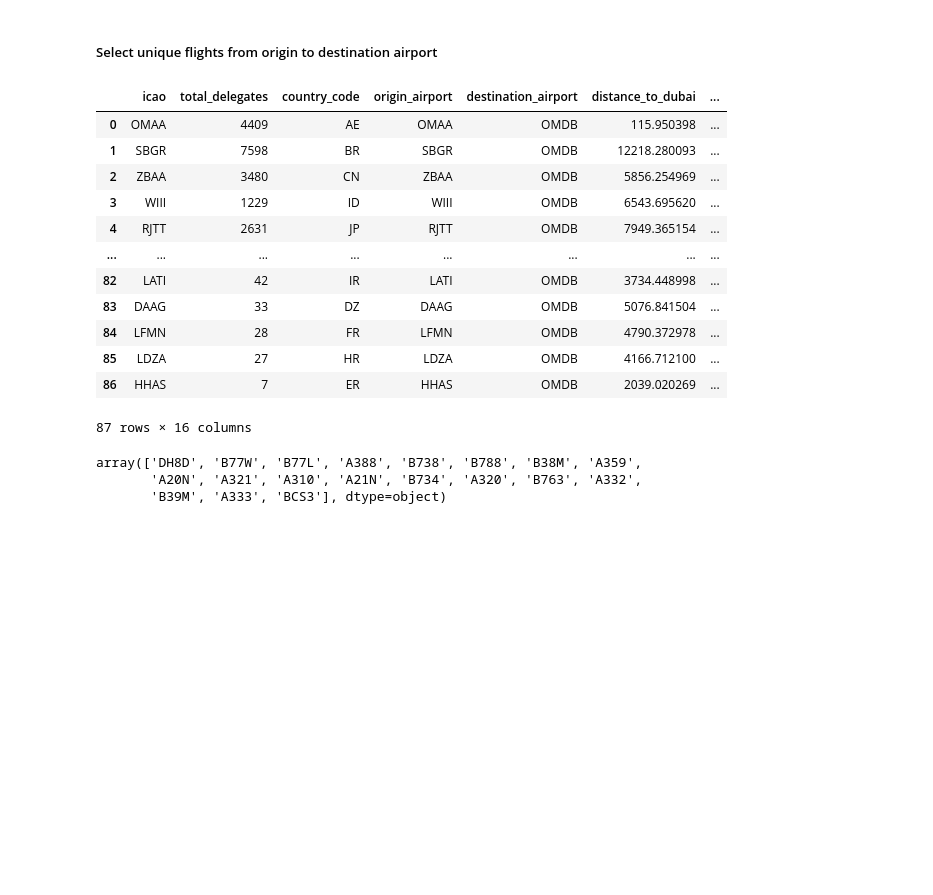
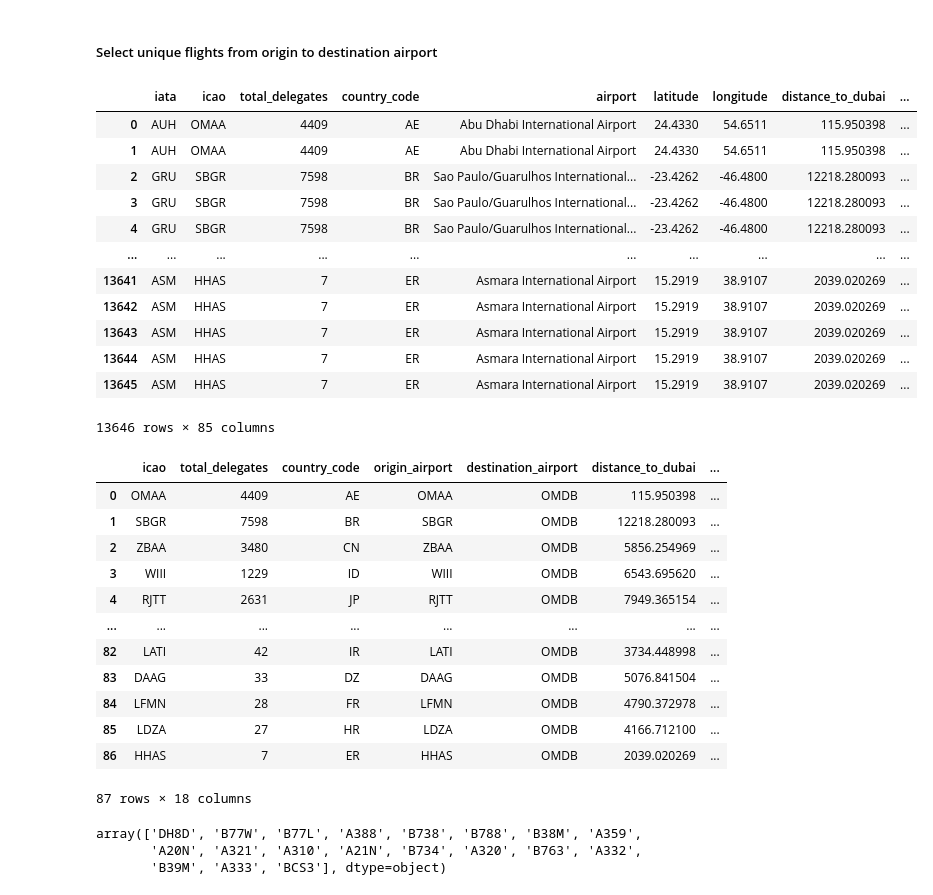
Before and after one commit to lukasschirren/COP_flight_analysis, a Jupyter notebook: cop28_delegate_list.ipynb, the cells around one changed output. Saved outputs shown, nothing was run; the diff lists cells and outputs as text; code cells hidden in the pictures; blank space fills up the shorter version.

```diff
--- a/cop28_delegate_list.ipynb
+++ b/cop28_delegate_list.ipynb
@@ -199,6 +199,22 @@ test.size
 87
 # %% [markdown]
 ##### Select unique flights from origin to destination airport
+# %%
+merged_df
+# %% [output]
+|  | iata | icao | total_delegates | country_code | airport | latitude | longitude | distance_to_dubai | ... |
+| 0 | AUH | OMAA | 4409 | AE | Abu Dhabi International Airport | 24.4330 | 54.6511 | 115.950398 | ... |
+| 1 | AUH | OMAA | 4409 | AE | Abu Dhabi International Airport | 24.4330 | 54.6511 | 115.950398 | ... |
+| 2 | GRU | SBGR | 7598 | BR | Sao Paulo/Guarulhos International... | -23.4262 | -46.4800 | 12218.280093 | ... |
+| 3 | GRU | SBGR | 7598 | BR | Sao Paulo/Guarulhos International... | -23.4262 | -46.4800 | 12218.280093 | ... |
+| 4 | GRU | SBGR | 7598 | BR | Sao Paulo/Guarulhos International... | -23.4262 | -46.4800 | 12218.280093 | ... |
+| ... | ... | ... | ... | ... | ... | ... | ... | ... | ... |
+| 13641 | ASM | HHAS | 7 | ER | Asmara International Airport | 15.2919 | 38.9107 | 2039.020269 | ... |
+| 13642 | ASM | HHAS | 7 | ER | Asmara International Airport | 15.2919 | 38.9107 | 2039.020269 | ... |
+| 13643 | ASM | HHAS | 7 | ER | Asmara International Airport | 15.2919 | 38.9107 | 2039.020269 | ... |
+| 13644 | ASM | HHAS | 7 | ER | Asmara International Airport | 15.2919 | 38.9107 | 2039.020269 | ... |
+| 13645 | ASM | HHAS | 7 | ER | Asmara International Airport | 15.2919 | 38.9107 | 2039.020269 | ... |
+13646 rows × 85 columns
 # %%
 
 unique_flights_df = merged_df.drop_duplicates(subset=['icao'])
@@ -207,7 +223,7 @@ unique_flights_df.reset_index(inplace=True)
 # Relevant columns
 unique_flights_df = unique_flights_df[['icao', 'total_delegates', 'country_code', 'origin_airport','destination_airport',
        'distance_to_dubai', 'assumed_load_factor', 'aircraft_type_icao', 'total_fuel_burn','co2_kg',
-       'nox_kg','hc_kg', 'oc_kg', 'h2o_kg', 'so2_kg', 'sulphates_kg'
+       'nox_kg','hc_kg', 'oc_kg', 'h2o_kg', 'so2_kg', 'sulphates_kg', 'latitude','longitude'
        ]]
 unique_flights_df.to_excel('flights_without_transit.xlsx', index=False)
 unique_flights_df
@@ -224,7 +240,7 @@ unique_flights_df
 | 84 | LFMN | 28 | FR | LFMN | OMDB | 4790.372978 | ... |
 | 85 | LDZA | 27 | HR | LDZA | OMDB | 4166.712100 | ... |
 | 86 | HHAS | 7 | ER | HHAS | OMDB | 2039.020269 | ... |
-87 rows × 16 columns
+87 rows × 18 columns
 # %%
 unique_flights_df['aircraft_type_icao'].unique()
 # %% [output]
```
Also changed, not shown: parts of 1 cell of this notebook, 2 other files.
